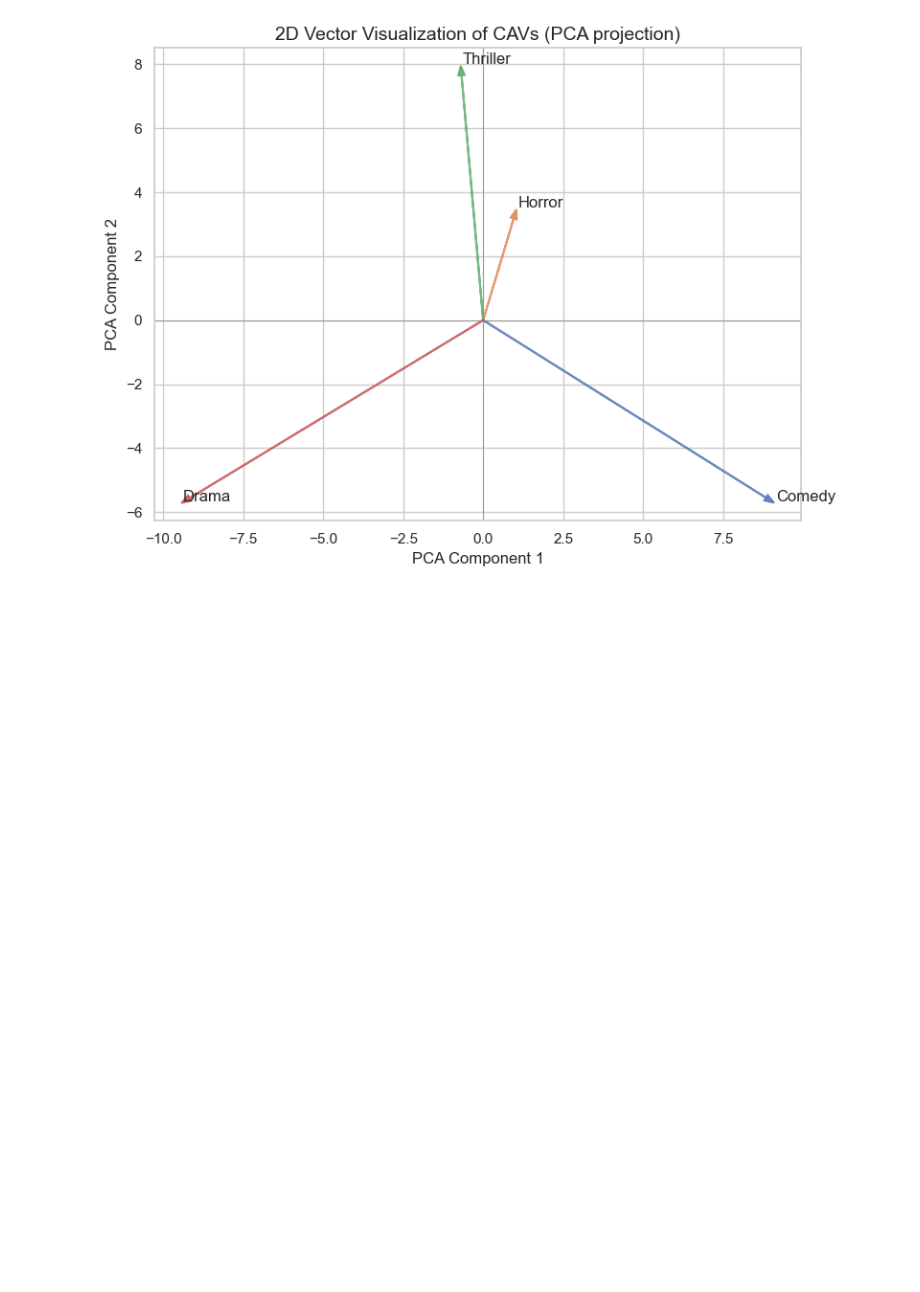
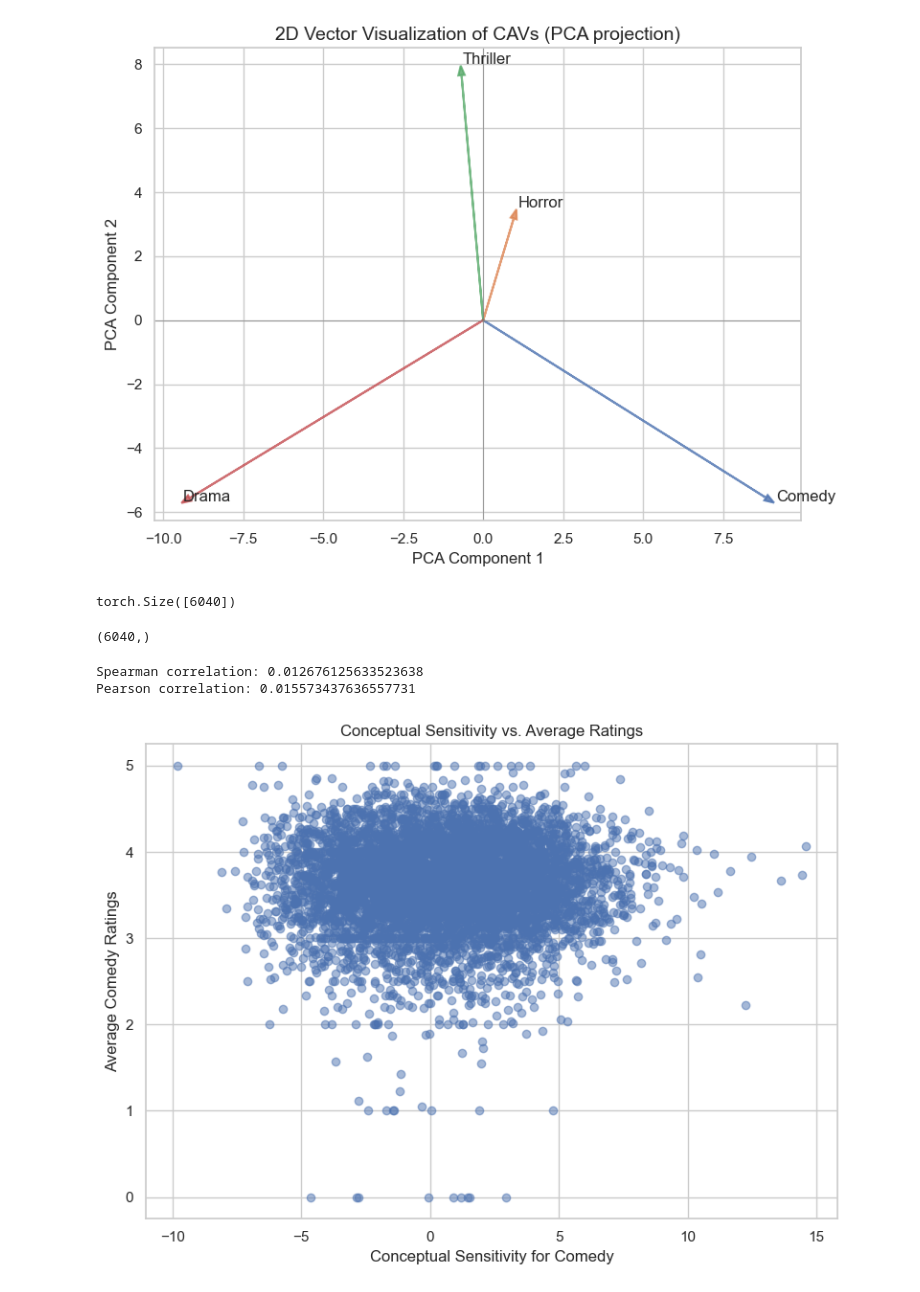
Before and after one commit to LangtianM/stat992_s25, a Jupyter notebook: hw2/Explain_LightGCN.ipynb, the cells around one changed output. Drawn from its saved outputs; the diff is of its cells as text; code cells hidden in the pictures; blank space fills up the shorter version.

```diff
--- a/hw2/Explain_LightGCN.ipynb
+++ b/hw2/Explain_LightGCN.ipynb
@@ -123,3 +110,48 @@ plt.tight_layout()
 plt.show()
 # %% [output]
 [figure]
+# %%
+user_proj_socres = model.final_user_embedding @ Comedy_cav
+user_proj_socres.shape
+# %% [output]
+torch.Size([6040])
+# %%
+# Compute user projections for comedy
+
+user_proj_socres = model.final_user_embedding @ Comedy_cav
+
+# Compute avergae ratings for comedy
+genre_idx = processor.genre_mapping["Comedy"]
+item_feature_matrix = processor.item_features.numpy()
+is_concept = item_feature_matrix[:, genre_idx] == 1
+
+user_ratings = {}
+for u, i, r in processor.data[['user', 'item', 'rating']].values.tolist():
+    if is_concept[i]:
+        user_ratings.setdefault(u, []).append(r)
+user_avg_comedy_ratings = {u: np.mean(r) for u, r in user_ratings.items()}
+user_avg_comedy_ratings = np.array([user_avg_comedy_ratings.get(i, 0) for i in range(processor.num_users)])
+user_avg_comedy_ratings.shape
+# %% [output]
+(6040,)
+# %%
+# Compute correlation between user projections and average ratings
+spearman_corr, _ = spearmanr(user_proj_socres, user_avg_comedy_ratings)
+pearson_corr, _ = pearsonr(user_proj_socres, user_avg_comedy_ratings)
+print(f"Spearman correlation: {spearman_corr}")
+print(f"Pearson correlation: {pearson_corr}")
+# %% [output]
+Spearman correlation: 0.012676125633523638
+Pearson correlation: 0.015573437636557731
+# %%
+# Scatter plot of user projections and average ratings
+plt.figure(figsize=(8, 6))
+plt.scatter(user_proj_socres, user_avg_comedy_ratings, alpha=0.5)
+plt.title("Conceptual Sensitivity vs. Average Ratings")
+plt.xlabel("Conceptual Sensitivity for Comedy")
+plt.ylabel("Average Comedy Ratings")
+plt.grid(True)
+plt.tight_layout()
+plt.show()
+# %% [output]
+[figure, added]
```
Also changed, not shown: parts of 5 cells of this notebook, 1 other file.
